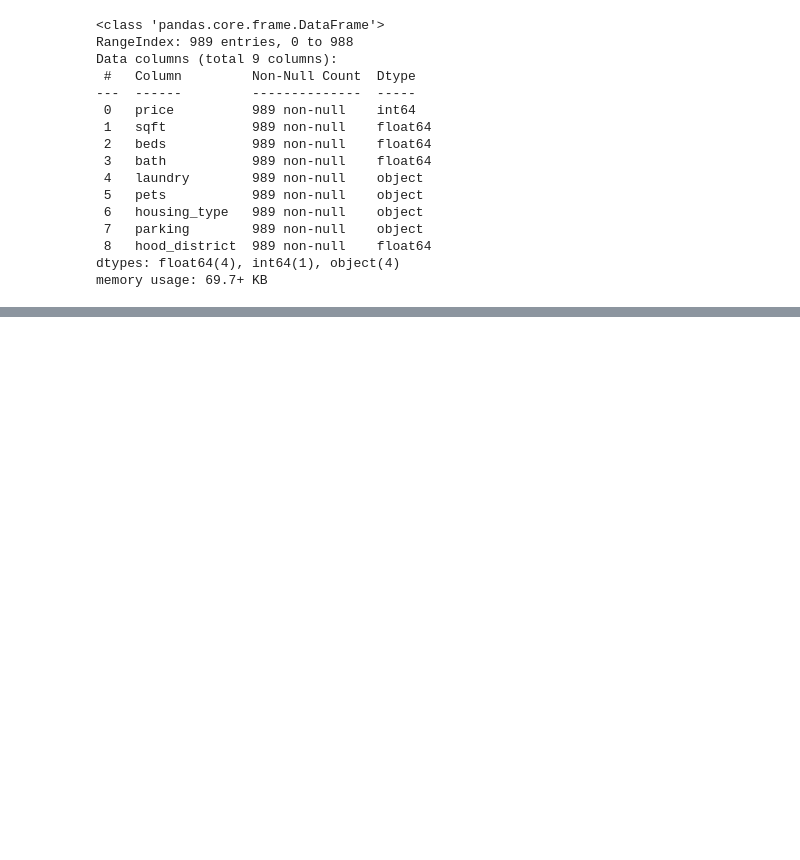
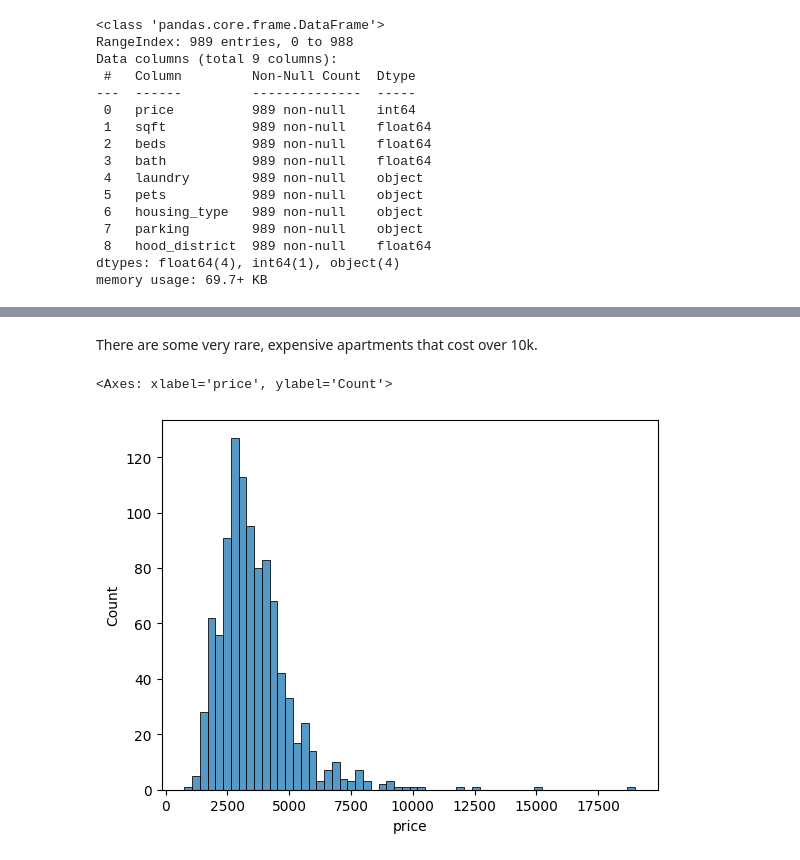
Before and after one commit to Proftg/SAN-FRANCISCO-RENT-PRICES, a Jupyter notebook: regression_modelling_project.ipynb, the cells around one changed output, grey strips where cells are left out. Saved outputs shown, nothing was run; the diff lists cells and outputs as text; code cells hidden in the pictures; blank space fills up the shorter version.

```diff
--- a/regression_modelling_project.ipynb
+++ b/regression_modelling_project.ipynb
@@ -268,0 +83,2 @@ pd.get_dummies(rentals_df).astype(int)
+# %%
+rentals_df["hood_district"] = rentals_df["hood_district"].astype("object")
@@ -268,0 +97,7 @@ pd.get_dummies(rentals_df).astype(int)
+# %% [markdown]
+There are some very rare, expensive apartments that cost over 10k.
+# %%
+sns.histplot(rentals_df, x="price")
+# %% [output]
+<Axes: xlabel='price', ylabel='Count'>
+[figure, added]
```
Also changed, not shown: parts of 67 cells of this notebook.
